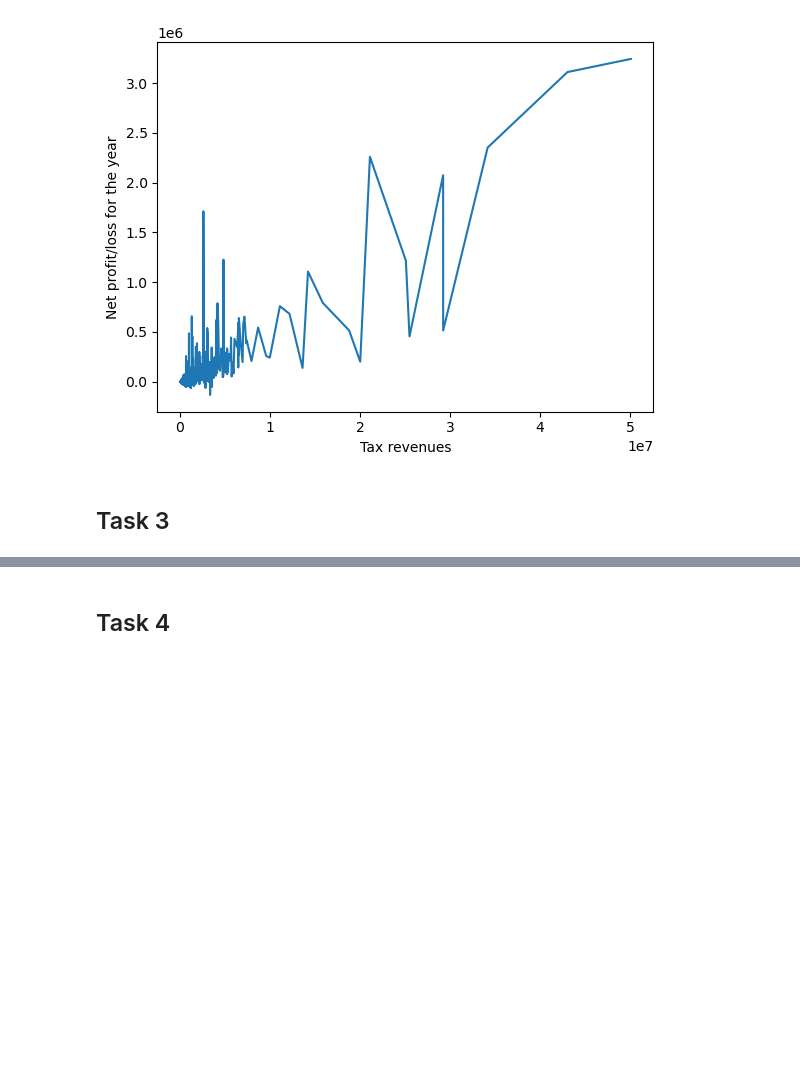
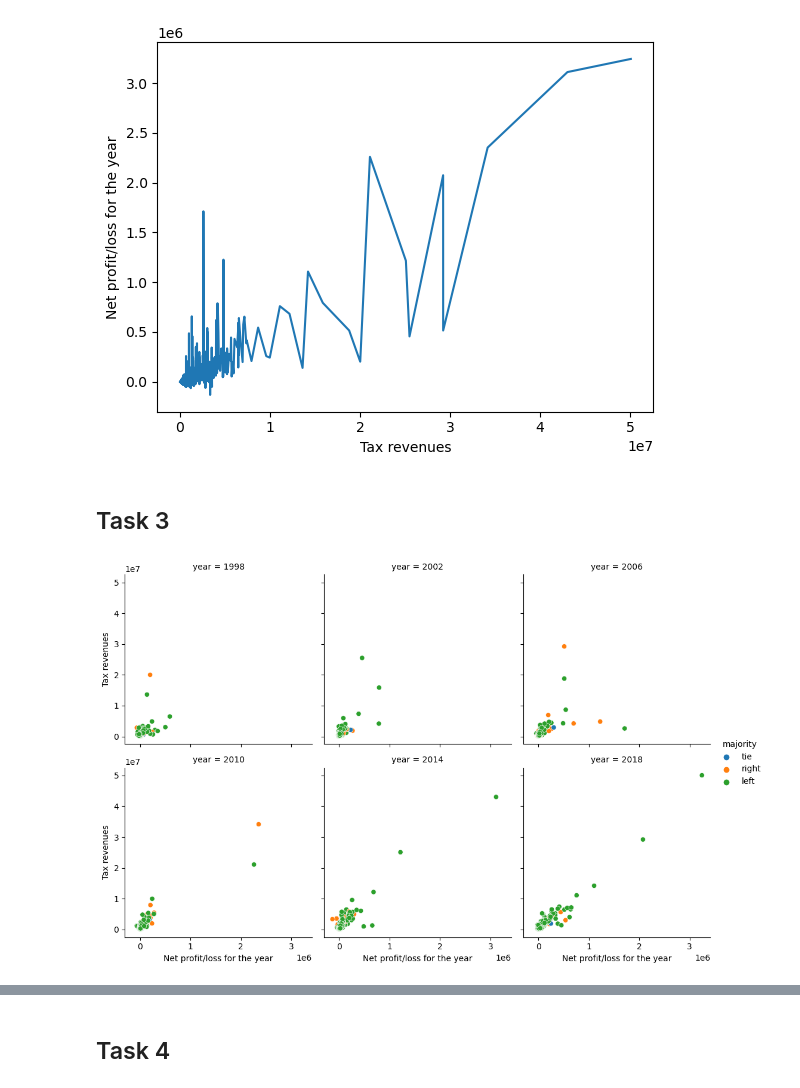
Before and after one commit to Keno-git/DS_assigment1, a Jupyter notebook: Assigment_1/Assigment_1.ipynb, the cells around one changed output, grey strips where cells are left out. Cells and saved outputs as stored; diff of their text form; code cells hidden in the pictures; blank space fills up the shorter version.

Commit message:
line+scatter

```diff
--- a/Assigment_1/Assigment_1.ipynb
+++ b/Assigment_1/Assigment_1.ipynb
@@ -276,3 +293,13 @@ sns.lineplot(data=df, x="Tax revenues", y="Net profit/loss for the year")
 [figure]
 # %% [markdown]
 ## Task 3
+# %%
+ax = sns.relplot(data=df,
+                 x="Net profit/loss for the year",
+                 y="Tax revenues",
+                 hue="majority",
+                 col="year",
+                 col_wrap=3,
+                 height=3.5)
+# %% [output]
+[figure, added]
```
Also changed, not shown: parts of 5 cells of this notebook.
